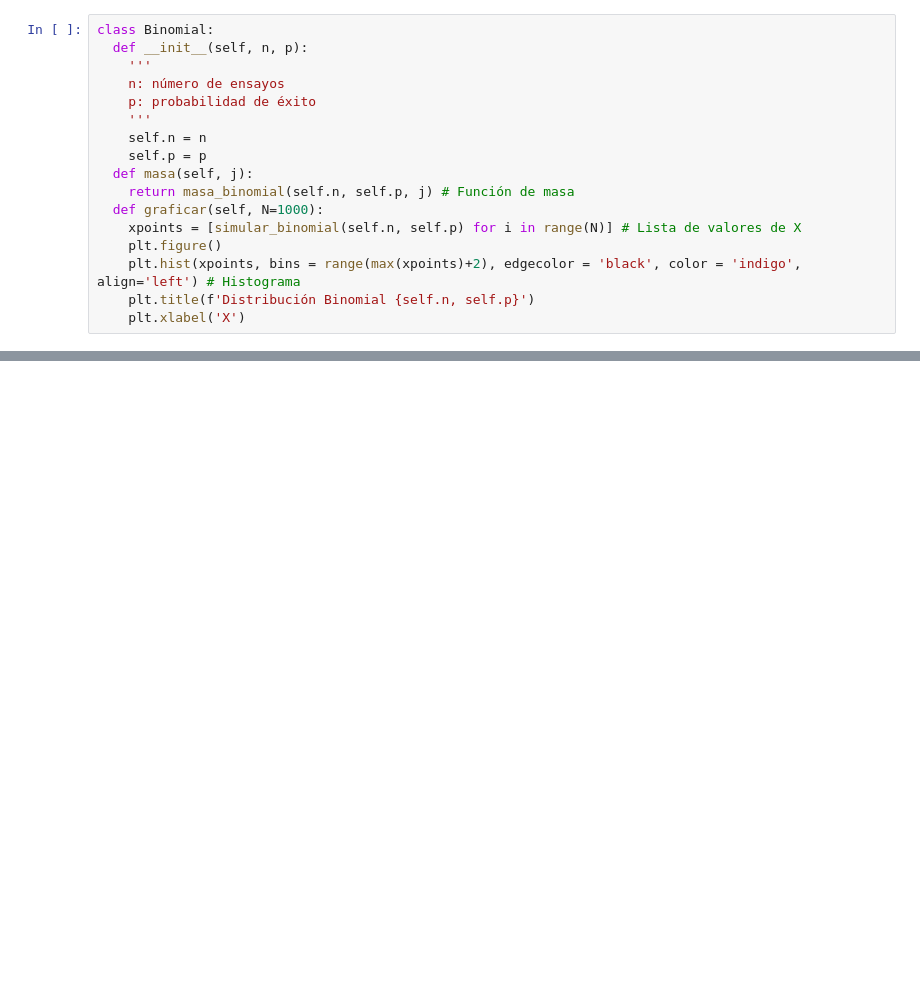
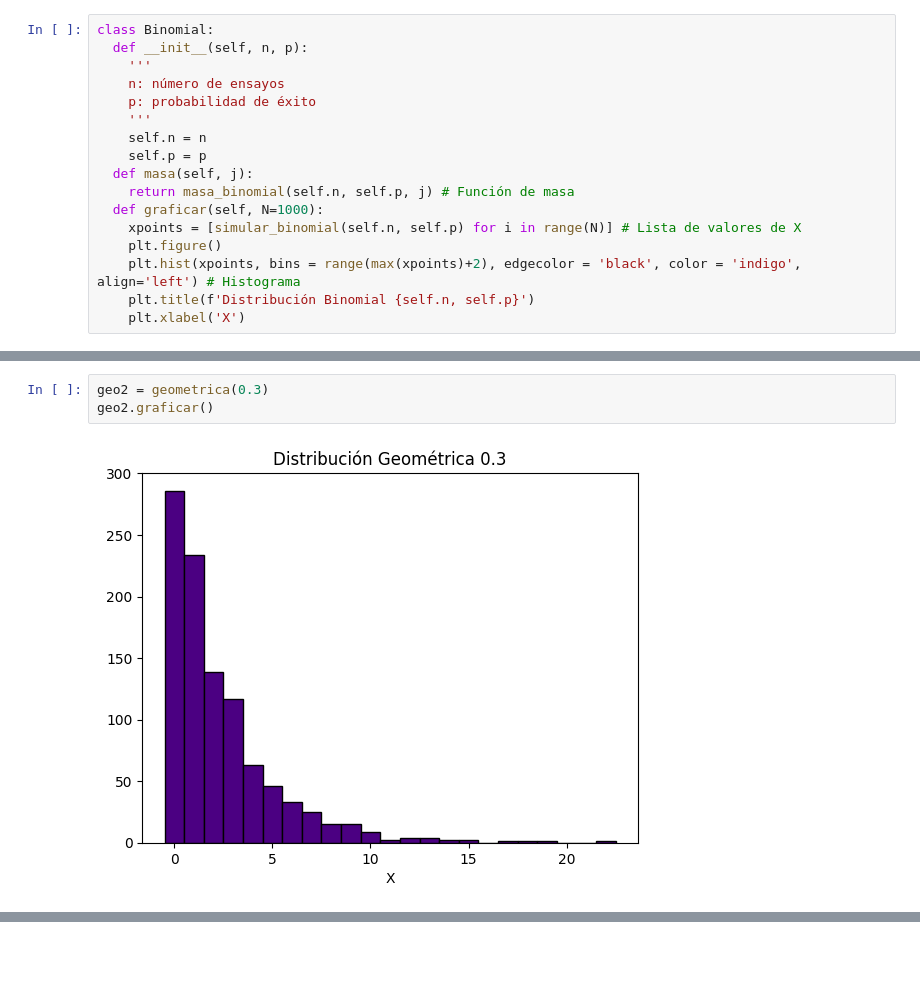
Before and after one commit to eliasegn/ProbabilidadI, a Jupyter notebook: VA4_SimulacióndeVariablesAleatoriasDiscretasconSoporteNumerable.ipynb, the cells around one changed output, grey strips where cells are left out. Drawn from its saved outputs; the diff is of its cells as text; blank space fills up the shorter version.

```diff
--- a/VA4_SimulacióndeVariablesAleatoriasDiscretasconSoporteNumerable.ipynb
+++ b/VA4_SimulacióndeVariablesAleatoriasDiscretasconSoporteNumerable.ipynb
@@ -176,0 +243,5 @@ binom3.graficar()
+# %%
+geo2 = geometrica(0.3)
+geo2.graficar()
+# %% [output]
+[figure, added]
```
Also changed, not shown: parts of 20 cells of this notebook.
